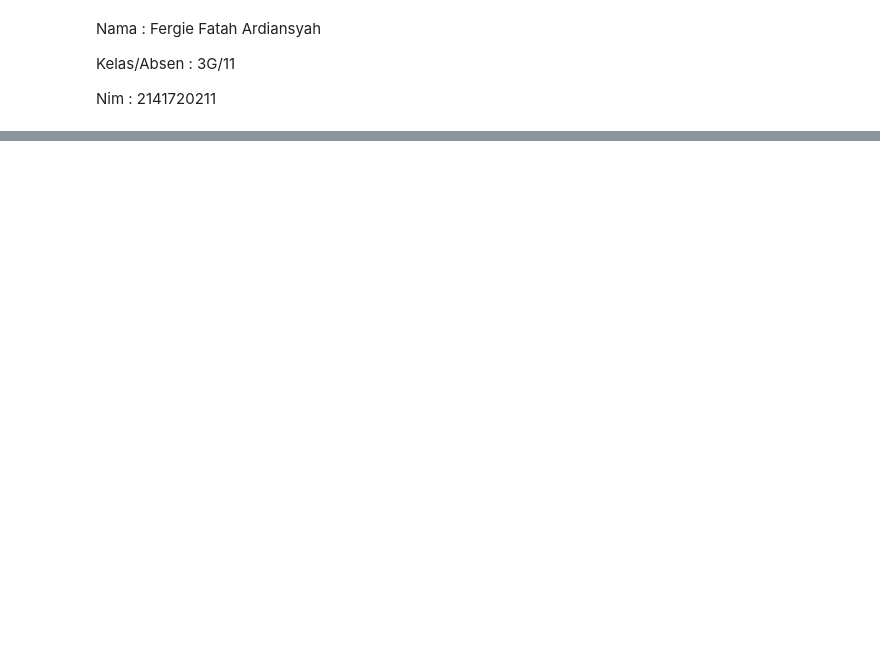
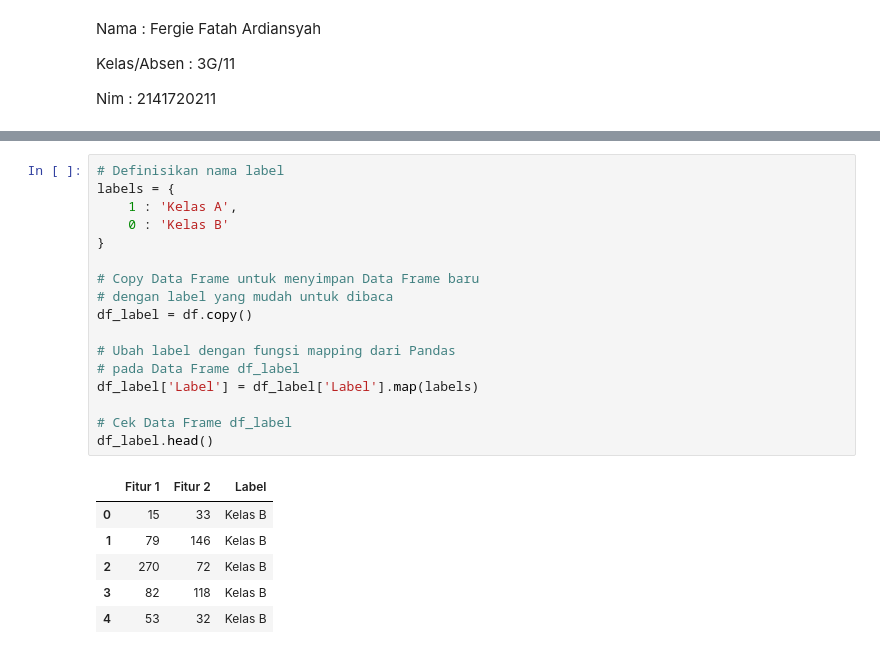
Before and after one commit to FergiFtA12/Machine_Learning, a Jupyter notebook: Praktikum_4.ipynb, the cells around one changed output, grey strips where cells are left out. Saved outputs shown, nothing was run; the diff lists cells and outputs as text; blank space fills up the shorter version.

```diff
--- a/Praktikum_4.ipynb
+++ b/Praktikum_4.ipynb
@@ -118,0 +98,24 @@ Text(113.92222222222219, 0.5, 'predicted label')
+# %%
+# Definisikan nama label
+labels = {
+    1 : 'Kelas A',
+    0 : 'Kelas B'
+}
+
+# Copy Data Frame untuk menyimpan Data Frame baru
+# dengan label yang mudah untuk dibaca
+df_label = df.copy()
+
+# Ubah label dengan fungsi mapping dari Pandas
+# pada Data Frame df_label
+df_label['Label'] = df_label['Label'].map(labels)
+
+# Cek Data Frame df_label
+df_label.head()
+# %% [output]
+|  | Fitur 1 | Fitur 2 | Label |
+| 0 | 15 | 33 | Kelas B |
+| 1 | 79 | 146 | Kelas B |
+| 2 | 270 | 72 | Kelas B |
+| 3 | 82 | 118 | Kelas B |
+| 4 | 53 | 32 | Kelas B |
```
Also changed, not shown: parts of 23 cells of this notebook.
